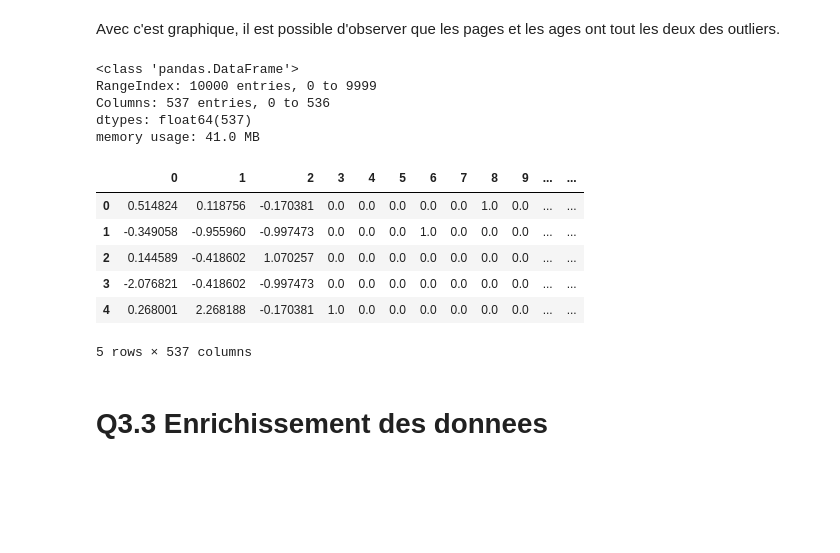
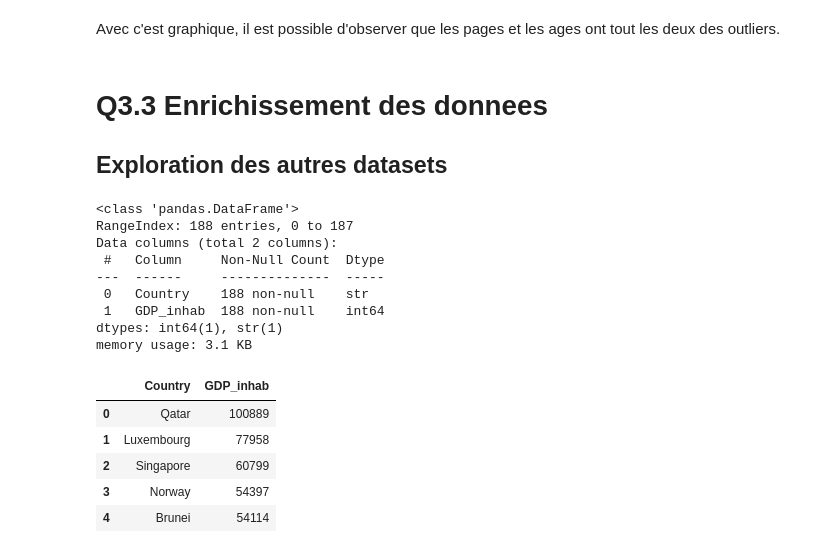
Before and after one commit to Ludovic-Potvin/devoir1-automatique, a Jupyter notebook: cleanup.ipynb, the cells around one changed output. Saved outputs shown, nothing was run; the diff lists cells and outputs as text; code cells hidden in the pictures; blank space fills up the shorter version.

```diff
--- a/cleanup.ipynb
+++ b/cleanup.ipynb
@@ -136,39 +102,23 @@ def iqr_amplitude(data):
-# %%
-from sklearn.pipeline import Pipeline
-from sklearn.impute import SimpleImputer
-from sklearn.compose import ColumnTransformer
-from sklearn.preprocessing import OneHotEncoder, StandardScaler, FunctionTransformer
-
-num_attribs = ['age', 'pages', 'News_click']
-cat_attribs = ['first_item_prize', 'gender', 'ReBuy', 'country', 'revenue']
-
-numeric_transformer = Pipeline([
-    ("iqr outliers", FunctionTransformer(iqr_amplitude, validate=False)),
-    ("imputer", SimpleImputer(strategy="median")),
-    ("scaler", StandardScaler()),
-])
-
-preprocessor = ColumnTransformer([
-    ("num", numeric_transformer, num_attribs),
-    ("cat", OneHotEncoder(), cat_attribs),
-])
-
-clean_customer = preprocessor.fit_transform(customer)
-customer_array = clean_customer.toarray()
-pd.DataFrame(customer_array).info()
-pd.DataFrame(customer_array).head()
-# %% [output]
-<class 'pandas.DataFrame'>
-RangeIndex: 10000 entries, 0 to 9999
-Columns: 537 entries, 0 to 536
-dtypes: float64(537)
-memory usage: 41.0 MB
-|  | 0 | 1 | 2 | 3 | 4 | 5 | 6 | 7 | 8 | 9 | ... | ... |
-| 0 | 0.514824 | 0.118756 | -0.170381 | 0.0 | 0.0 | 0.0 | 0.0 | 0.0 | 1.0 | 0.0 | ... | ... |
-| 1 | -0.349058 | -0.955960 | -0.997473 | 0.0 | 0.0 | 0.0 | 1.0 | 0.0 | 0.0 | 0.0 | ... | ... |
-| 2 | 0.144589 | -0.418602 | 1.070257 | 0.0 | 0.0 | 0.0 | 0.0 | 0.0 | 0.0 | 0.0 | ... | ... |
-| 3 | -2.076821 | -0.418602 | -0.997473 | 0.0 | 0.0 | 0.0 | 0.0 | 0.0 | 0.0 | 0.0 | ... | ... |
-| 4 | 0.268001 | 2.268188 | -0.170381 | 1.0 | 0.0 | 0.0 | 0.0 | 0.0 | 0.0 | 0.0 | ... | ... |
-5 rows × 537 columns
 # %% [markdown]
 # Q3.3 Enrichissement des donnees
+## Exploration des autres datasets
+# %%
+GDP = pd.read_csv('CountryGDP.csv')
+GDP.info()
+GDP.head()
+# %% [output]
+<class 'pandas.DataFrame'>
+RangeIndex: 188 entries, 0 to 187
+Data columns (total 2 columns):
+ #   Column     Non-Null Count  Dtype
+---  ------     --------------  -----
+ 0   Country    188 non-null    str
+ 1   GDP_inhab  188 non-null    int64
+dtypes: int64(1), str(1)
+memory usage: 3.1 KB
+|  | Country | GDP_inhab |
+| 0 | Qatar | 100889 |
+| 1 | Luxembourg | 77958 |
+| 2 | Singapore | 60799 |
+| 3 | Norway | 54397 |
+| 4 | Brunei | 54114 |
```
Also changed, not shown: parts of 11 cells of this notebook.
